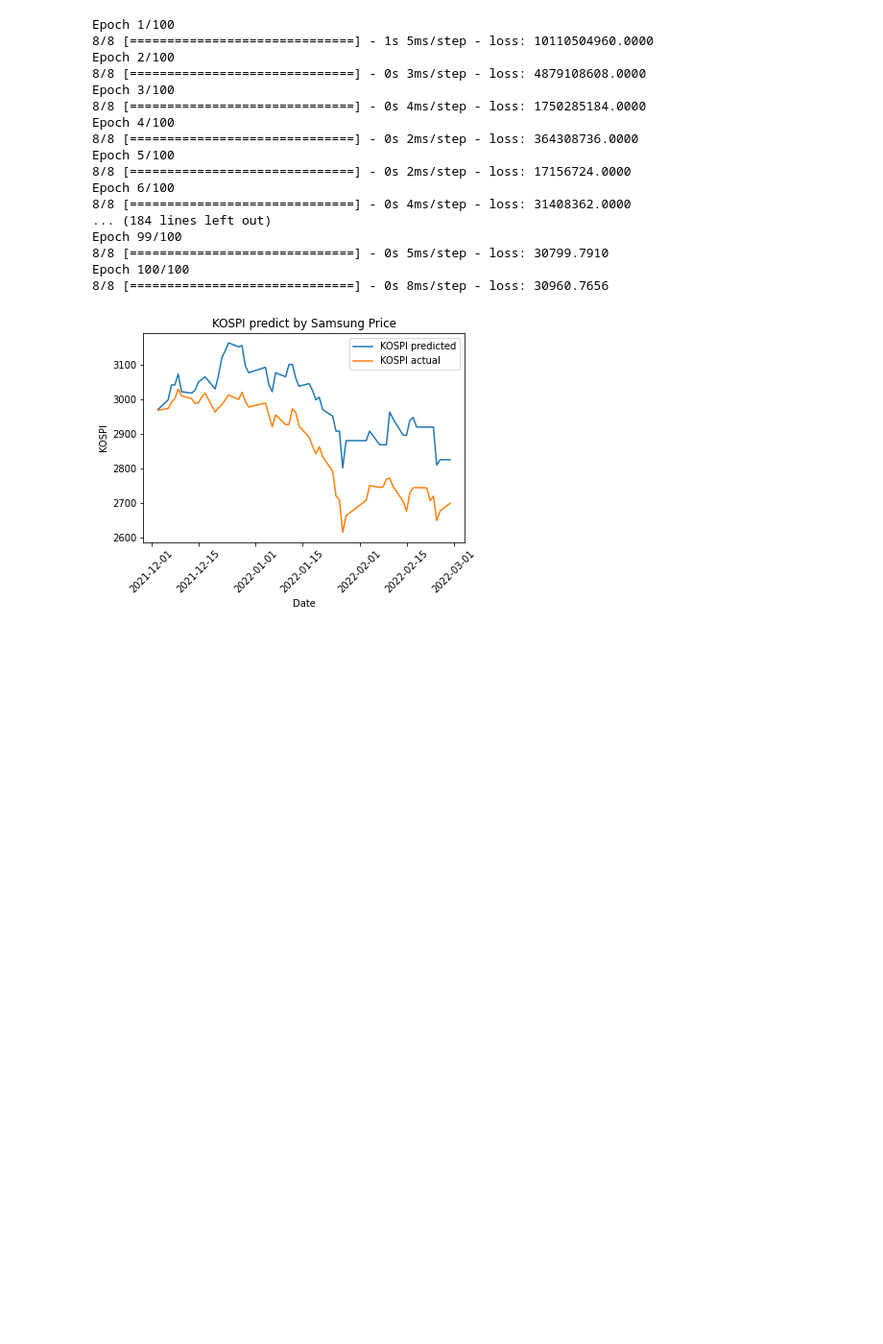
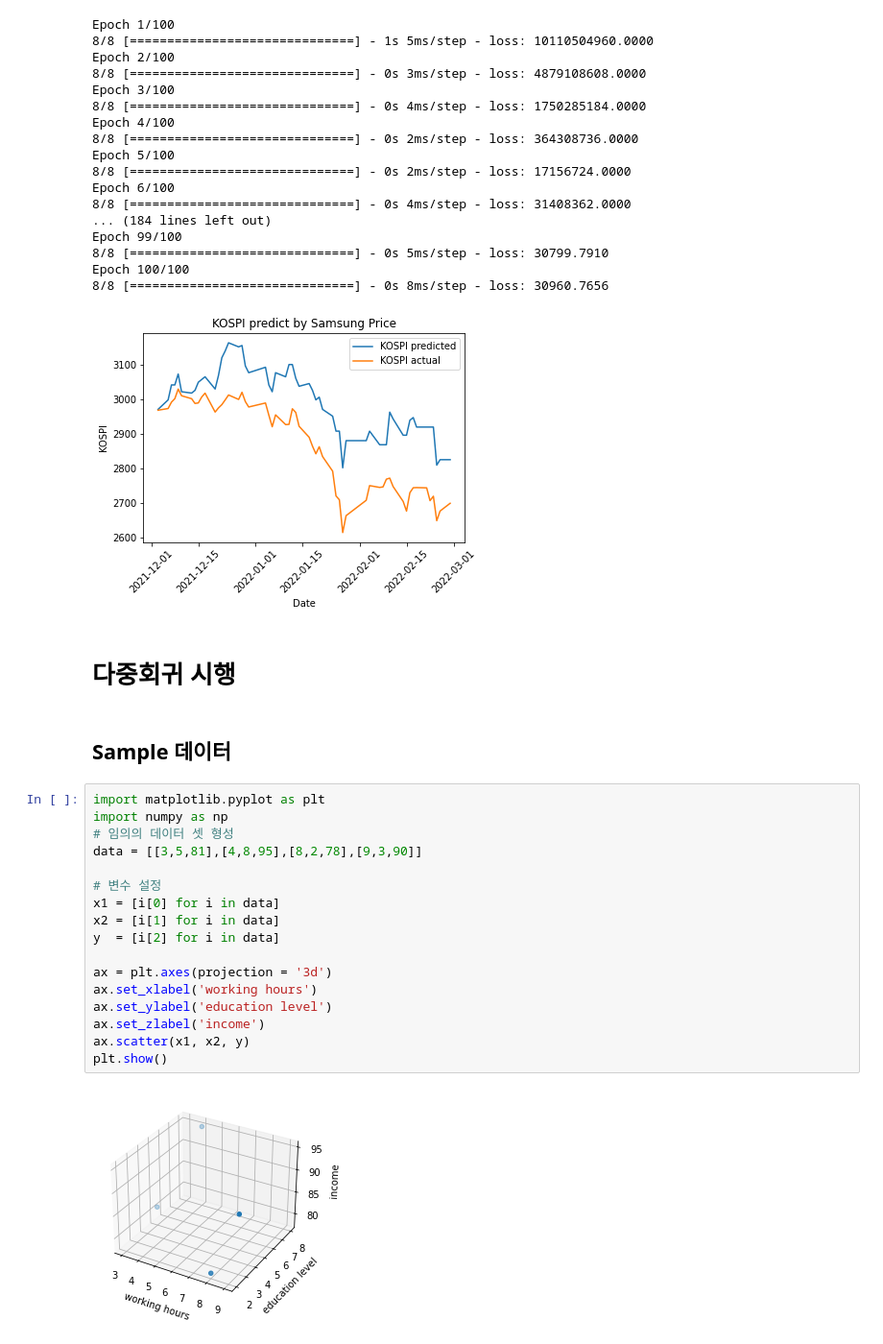
Before and after one commit to freejyb/fin_stats, a Jupyter notebook: tensorflow.ipynb, the cells around one changed output. Shown at 96% size. Drawn from its saved outputs; the diff is of its cells as text; blank space fills up the shorter version.

Commit message:
다중회귀 시행 추가

```diff
--- a/tensorflow.ipynb
+++ b/tensorflow.ipynb
@@ -237,3 +243,26 @@ Epoch 99/100
 Epoch 100/100
 8/8 [==============================] - 0s 8ms/step - loss: 30960.7656
 [figure]
+# %% [markdown]
+# 다중회귀 시행
+# %% [markdown]
+## Sample 데이터
+# %%
+import matplotlib.pyplot as plt
+import numpy as np
+# 임의의 데이터 셋 형성
+data = [[3,5,81],[4,8,95],[8,2,78],[9,3,90]]
+
+# 변수 설정
+x1 = [i[0] for i in data]
+x2 = [i[1] for i in data]
+y  = [i[2] for i in data]
+
+ax = plt.axes(projection = '3d')
+ax.set_xlabel('working hours')
+ax.set_ylabel('education level')
+ax.set_zlabel('income')
+ax.scatter(x1, x2, y)
+plt.show()
+# %% [output]
+[figure, added]
```
Also changed, not shown: parts of 11 cells of this notebook.
